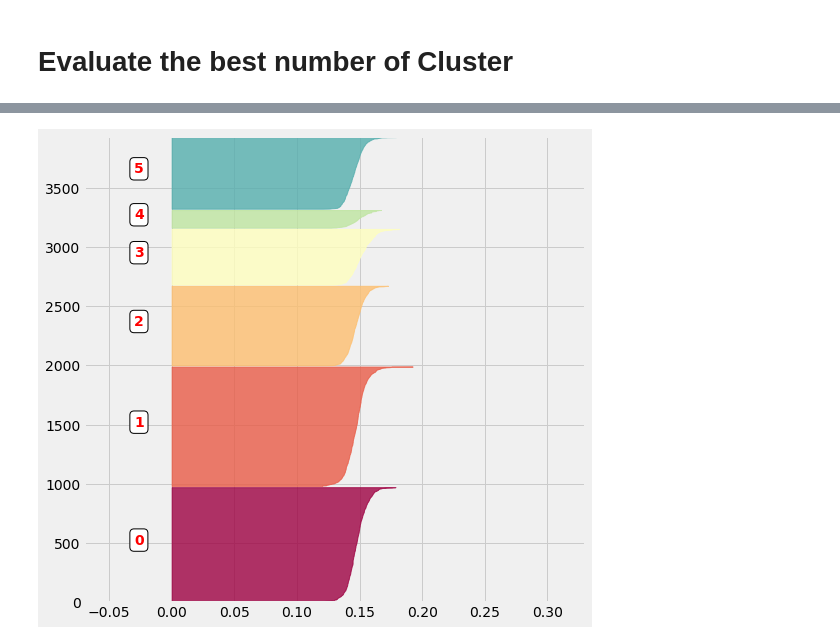
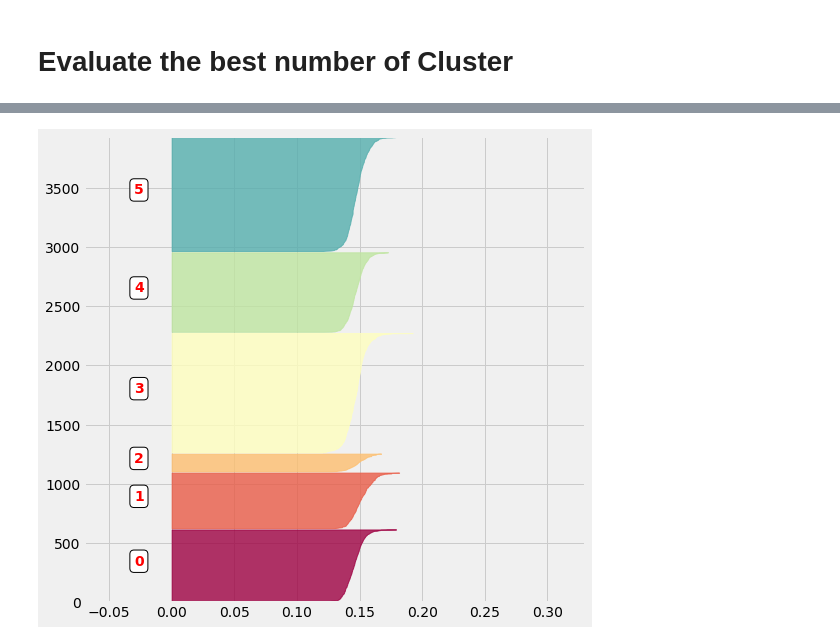
Before and after one commit to fay067/CSC522_P08_Project, a Jupyter notebook: tf-idf_prod_clustering.ipynb, the cells around one changed output, grey strips where cells are left out. Drawn from its saved outputs; the diff is of its cells as text; code cells hidden in the pictures.

```diff
--- a/tf-idf_prod_clustering.ipynb
+++ b/tf-idf_prod_clustering.ipynb
@@ -11,9 +14,11 @@ from data import *
 # %%
-df = tf_idf()
+df = load_data()
 # %% [markdown]
 # Evaluate the best number of Cluster
+# %%
+matrix = tf_idf(df)
 # %%
-sse, sscore, test_range = kmeans(df.values)
+sse, sscore, test_range = kmeans(matrix)
 # %%
 # Plot elbow method
 plt.figure(figsize=(8, 8))
@@ -42,5 +47,5 @@ Clusters = 14 ,Silhouette Score = 0.03046
 # %%
-clusters = kmeans(matrix = df.values, cluster_num = 6, score = sscore[6] )
+clusters = kmeans(matrix = matrix, cluster_num = 6, score = sscore[6] )
 # %%
 def silhouette_graph(n_clusters, lim_x, mat_size, sample_silhouette_values, clusters):
     plt.rcParams["patch.force_edgecolor"] = True
@@ -73,6 +78,6 @@ def silhouette_graph(n_clusters, lim_x, mat_size, sample_silhouette_values, clus
 # %%
 # Plot Silhouette graph
 sample_silhouette_values = silhouette_samples(matrix, clusters)
-silhouette_graph(6, [-0.07, 0.33], len(df), sample_silhouette_values, clusters)
+silhouette_graph(6, [-0.07, 0.33], len(matrix), sample_silhouette_values, clusters)
 # %% [output]
-[figure, old version]
+[figure, new version]
```
Also changed, not shown: parts of 5 cells of this notebook, 5 other files.
